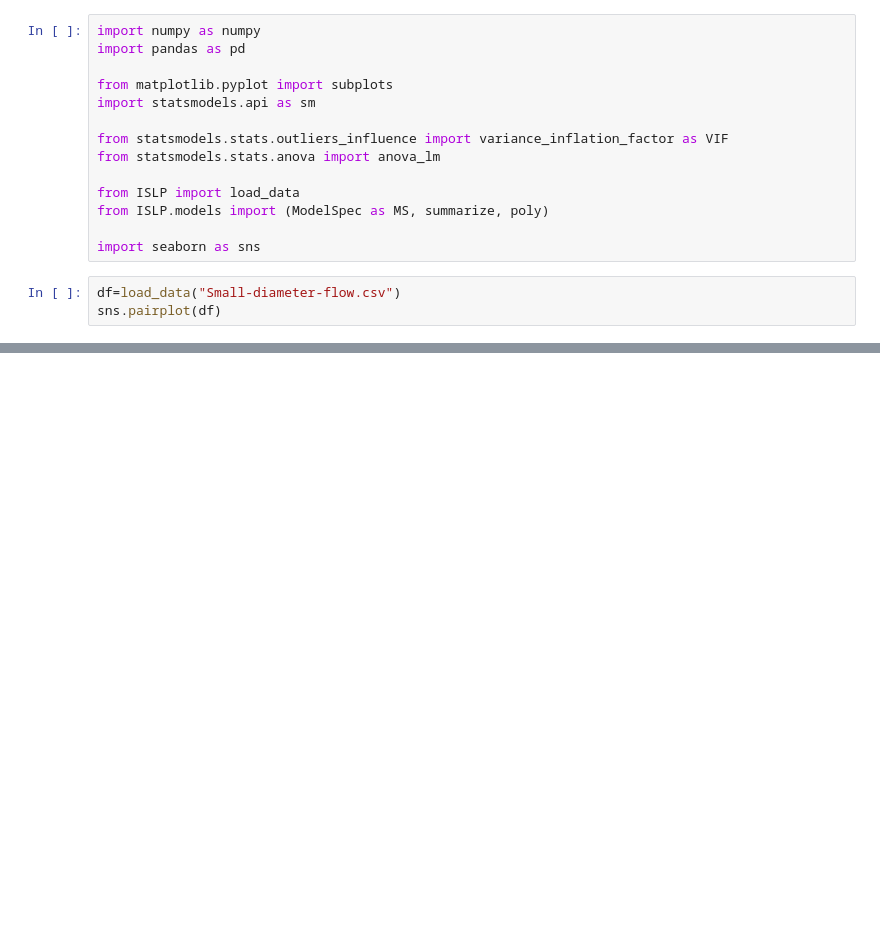
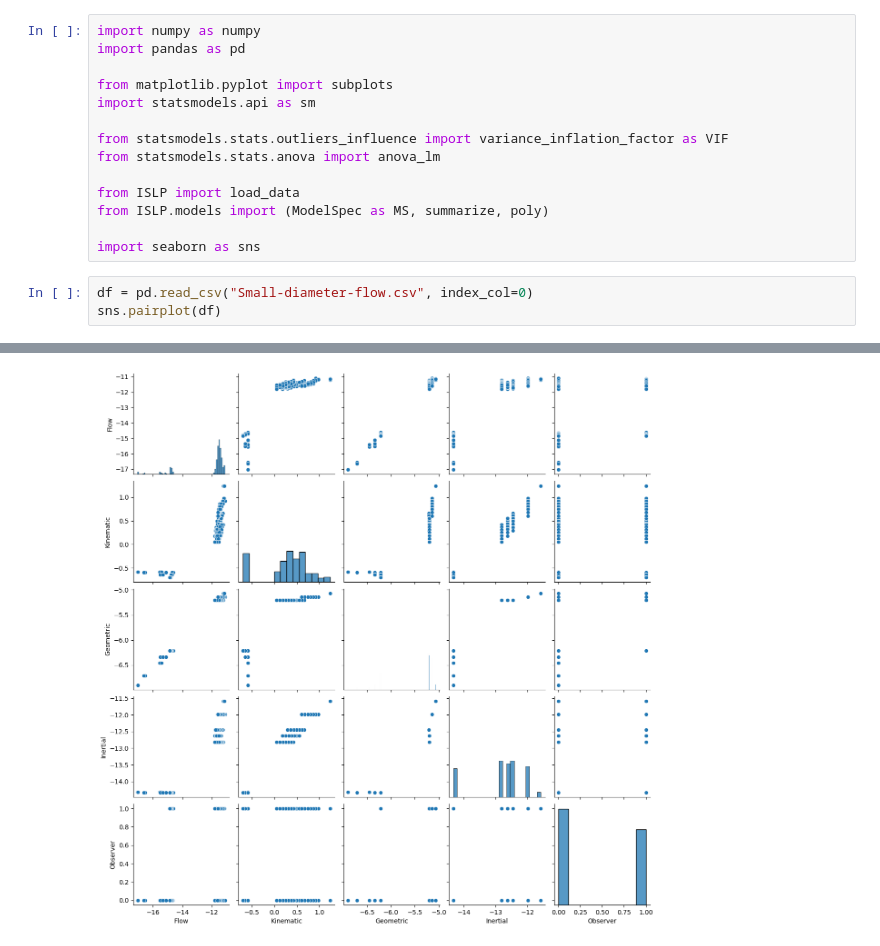
Before and after one commit to bearwinterfirth/linreg, a Jupyter notebook: fusk.ipynb, the cells around one changed output, grey strips where cells are left out. Drawn from its saved outputs; the diff is of its cells as text; blank space fills up the shorter version.

```diff
--- a/fusk.ipynb
+++ b/fusk.ipynb
@@ -13,6 +13,6 @@ from ISLP.models import (ModelSpec as MS, summarize, poly)
 
 import seaborn as sns
 # %%
-df=load_data("Small-diameter-flow.csv")
+df = pd.read_csv("Small-diameter-flow.csv", index_col=0)
 sns.pairplot(df)
 # %% [output]
@@ -19,0 +20 @@ FileNotFoundError: [Errno 2] No such file or directory: 'c:\\code\\linreg\\.venv
+[figure, added]
```
Also changed, not shown: parts of 4 cells of this notebook, 1 other file.
